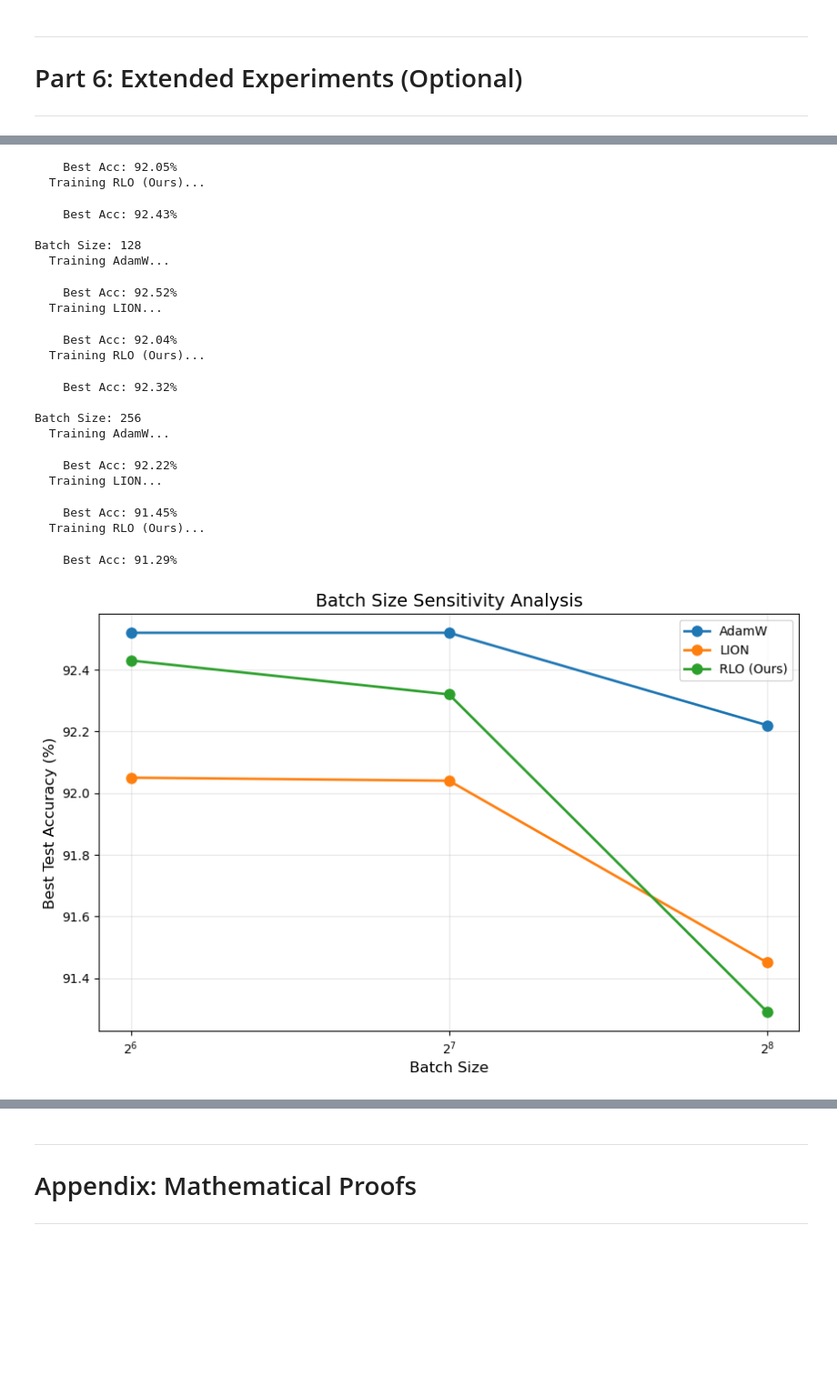
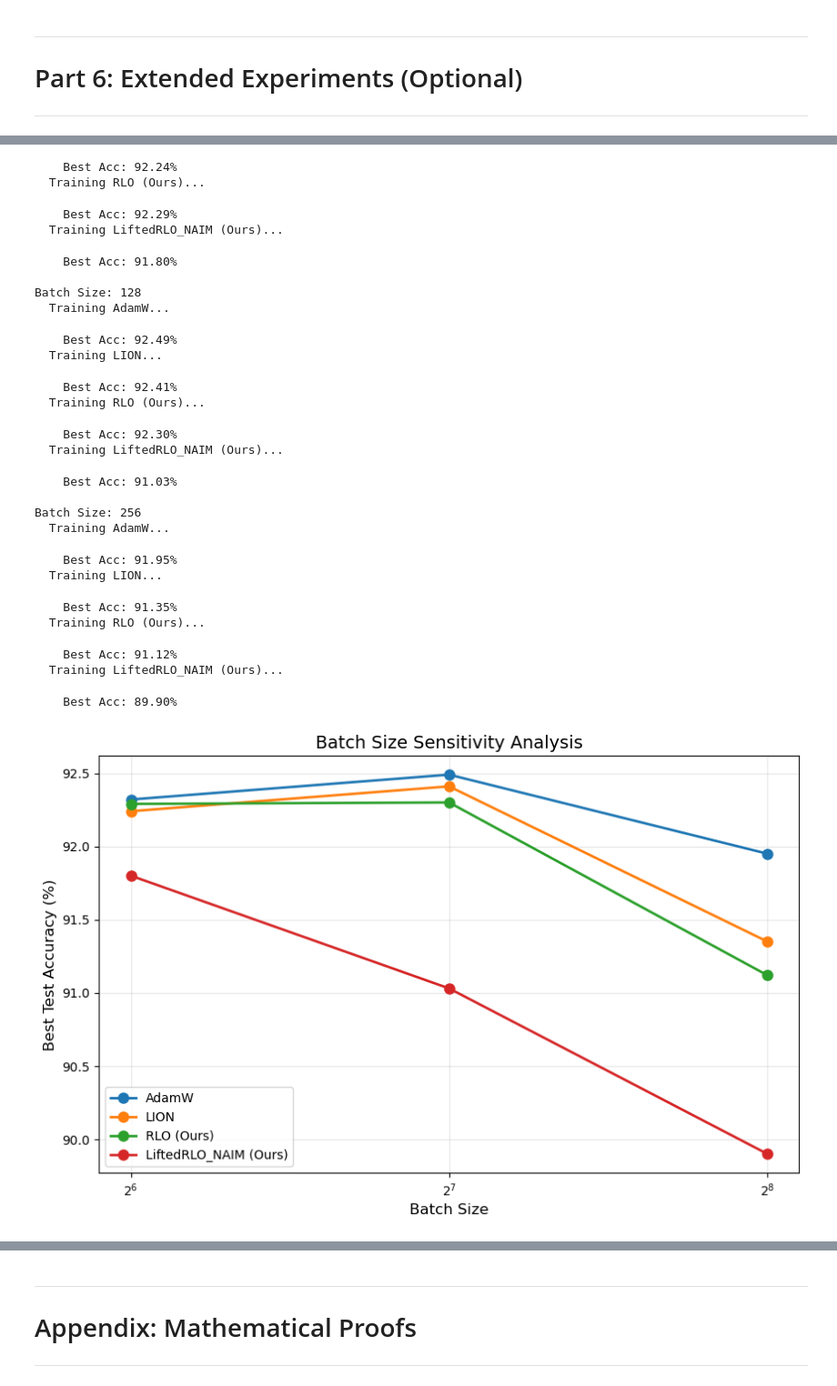
Before and after one commit to noMushroomw/NAIM, a Jupyter notebook: riemann.ipynb, the cells around one changed output, grey strips where cells are left out. Shown at 91% size. Saved outputs shown, nothing was run; the diff lists cells and outputs as text; code cells hidden in the pictures; blank space fills up the shorter version.

```diff
--- a/riemann.ipynb
+++ b/riemann.ipynb
@@ -1066,7 +1202,14 @@ def get_optimizer_configs():
             'fn': lambda params: RLO(params, lr=1e-4, betas=(0.9, 0.99),
                                       weight_decay=0.1, belief_coef=0.1),
             'name': 'RLO (Ours)'
-        }
+        },
+        'LiftedRLO_NAIM': {
+            'fn': lambda params: LiftedRLO_NAIM(params, lr=1e-4, beta1=0.9, beta2=0.99,
+                                                weight_decay=0.1, lambda_b=0.1,
+                                                eps=1e-8, eta_fiber=0.1,
+                                                v_init_zero=True, normalize_delta=True),
+            'name': 'LiftedRLO_NAIM (Ours)'
+    }
     }
     return configs
 
@@ -1588,7 +1745,7 @@ def batch_size_sensitivity(batch_sizes=[64, 128, 256, 512], num_epochs=30):
     print("="*70)
 
     # Test only key optimizers for efficiency
-    test_optimizers = ['AdamW', 'Lion', 'RLO']
+    test_optimizers = ['AdamW', 'Lion', 'RLO', 'LiftedRLO_NAIM']
     configs = get_optimizer_configs()
 
     results = {opt: {} for opt in test_optimizers}
@@ -1644,24 +1801,30 @@ Batch Size: 64
   Training LION...
-    Best Acc: 92.05%
+    Best Acc: 92.24%
   Training RLO (Ours)...
-    Best Acc: 92.43%
-
-Batch Size: 128
-  Training AdamW...
+    Best Acc: 92.29%
+  Training LiftedRLO_NAIM (Ours)...
-    Best Acc: 92.52%
-  Training LION...
+    Best Acc: 91.80%
+
+Batch Size: 128
+  Training AdamW...
-    Best Acc: 92.04%
-  Training RLO (Ours)...
+    Best Acc: 92.49%
+  Training LION...
-    Best Acc: 92.32%
-
-Batch Size: 256
-  Training AdamW...
+    Best Acc: 92.41%
+  Training RLO (Ours)...
-    Best Acc: 92.22%
-  Training LION...
+    Best Acc: 92.30%
+  Training LiftedRLO_NAIM (Ours)...
-    Best Acc: 91.45%
-  Training RLO (Ours)...
+    Best Acc: 91.03%
+
+Batch Size: 256
+  Training AdamW...
-    Best Acc: 91.29%
+    Best Acc: 91.95%
+  Training LION...
+    Best Acc: 91.35%
+  Training RLO (Ours)...
+    Best Acc: 91.12%
+  Training LiftedRLO_NAIM (Ours)...
+    Best Acc: 89.90%
-[figure, old version]
+[figure, new version]
 # %%
 # Cell 21: Learning Rate Sensitivity
 def learning_rate_sensitivity(num_epochs=30):
```
Also changed, not shown: parts of 10 cells of this notebook, 4 other files.
